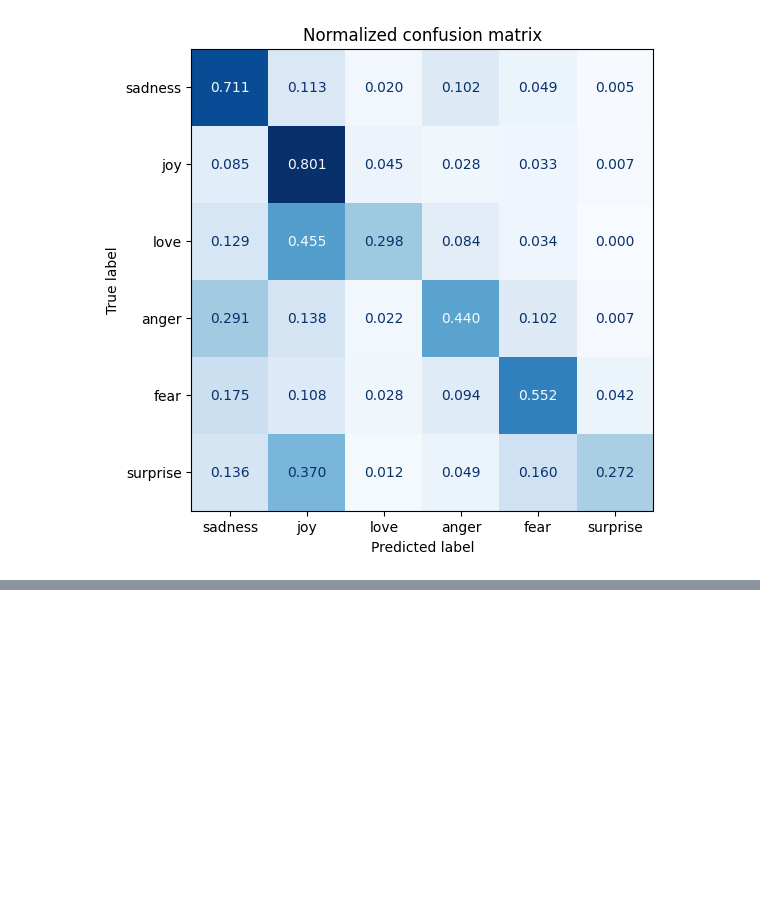
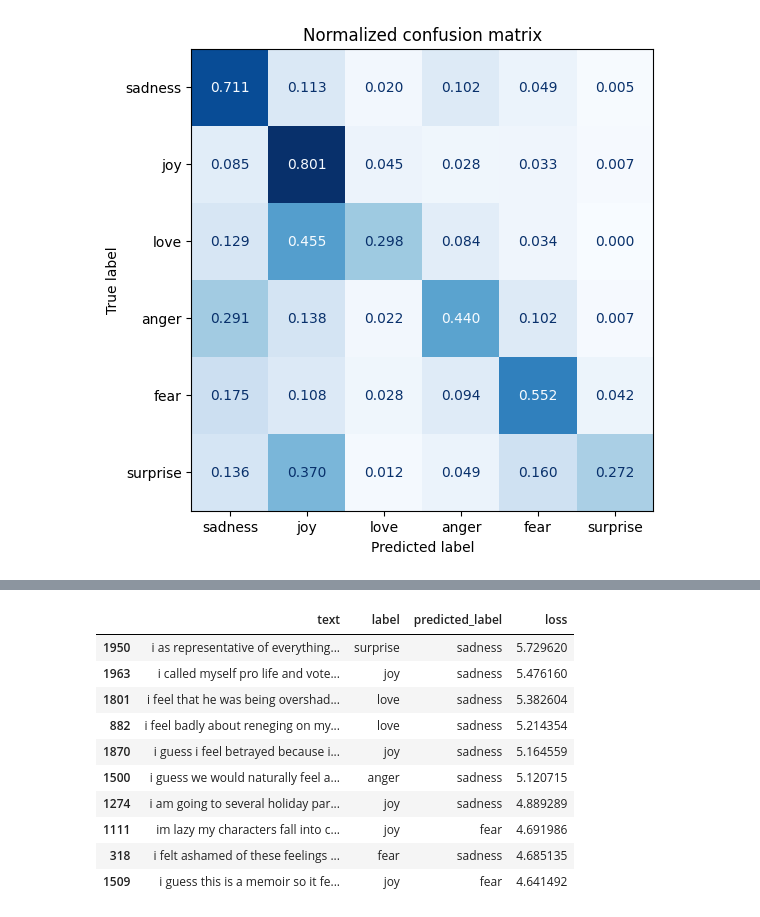
Before and after one commit to Rucious-Aladdin/NLP_with_Transformers, a Jupyter notebook: Ch2_Text_Classification/2-2~3 Text-to-Token.ipynb, the cells around one changed output, grey strips where cells are left out. Drawn from its saved outputs; the diff is of its cells as text; code cells hidden in the pictures; blank space fills up the shorter version.

```diff
--- a/Ch2_Text_Classification/2-2~3 Text-to-Token.ipynb
+++ b/Ch2_Text_Classification/2-2~3 Text-to-Token.ipynb
@@ -369,0 +532,14 @@ emotions_hidden = emotions_encoded.map(extract_hidden_states, batched=True) # ba
+# %%
+df_test.sort_values("loss", ascending=False).head(n=10)
+# %% [output]
+|  | text | label | predicted_label | loss |
+| 1950 | i as representative of everything... | surprise | sadness | 5.729620 |
+| 1963 | i called myself pro life and vote... | joy | sadness | 5.476160 |
+| 1801 | i feel that he was being overshad... | love | sadness | 5.382604 |
+| 882 | i feel badly about reneging on my... | love | sadness | 5.214354 |
+| 1870 | i guess i feel betrayed because i... | joy | sadness | 5.164559 |
+| 1500 | i guess we would naturally feel a... | anger | sadness | 5.120715 |
+| 1274 | i am going to several holiday par... | joy | sadness | 4.889289 |
+| 1111 | im lazy my characters fall into c... | joy | fear | 4.691986 |
+| 318 | i felt ashamed of these feelings ... | fear | sadness | 4.685135 |
+| 1509 | i guess this is a memoir so it fe... | joy | fear | 4.641492 |
```
Also changed, not shown: parts of 28 cells of this notebook.
